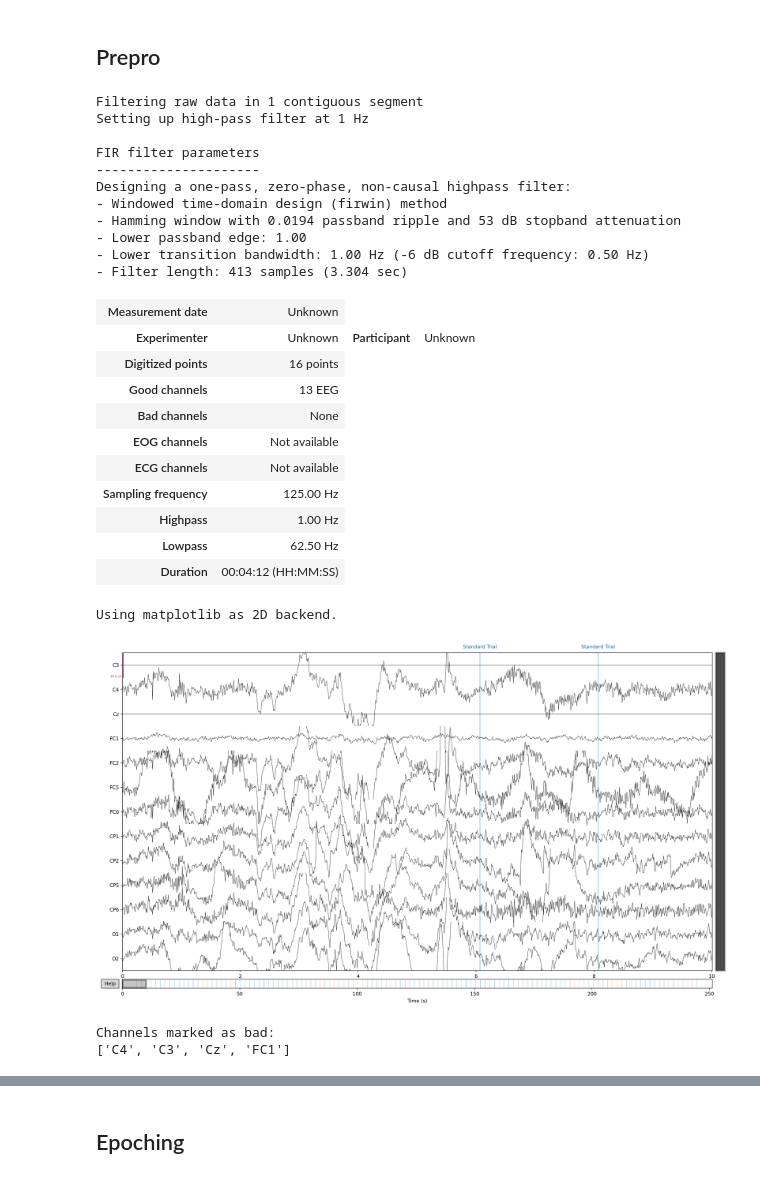
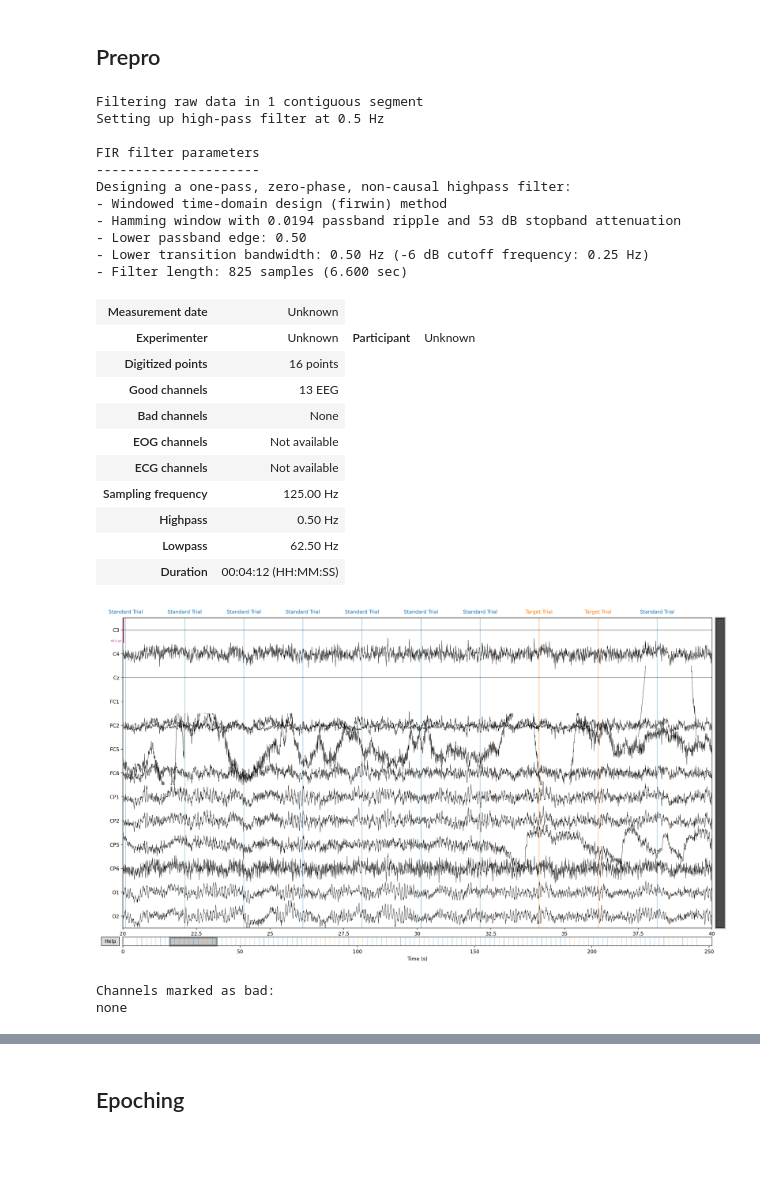
Before and after one commit to Giladsc/Bci_Als_020123, a Jupyter notebook: P300_Analysis.ipynb, the cells around one changed output, grey strips where cells are left out. Saved outputs shown, nothing was run; the diff lists cells and outputs as text; code cells hidden in the pictures; blank space fills up the shorter version.

```diff
--- a/P300_Analysis.ipynb
+++ b/P300_Analysis.ipynb
@@ -25,37 +25,36 @@ Ready.
 # %% [markdown]
 ## Prepro
 # %%
-raw.filter(l_freq=1,h_freq=None)
+raw.filter(l_freq=0.5,h_freq=None)
 # %% [output]
 Filtering raw data in 1 contiguous segment
-Setting up high-pass filter at 1 Hz
+Setting up high-pass filter at 0.5 Hz
 
 FIR filter parameters
 ---------------------
 Designing a one-pass, zero-phase, non-causal highpass filter:
 - Windowed time-domain design (firwin) method
 - Hamming window with 0.0194 passband ripple and 53 dB stopband attenuation
-- Lower passband edge: 1.00
-- Lower transition bandwidth: 1.00 Hz (-6 dB cutoff frequency: 0.50 Hz)
-- Filter length: 413 samples (3.304 sec)
+- Lower passband edge: 0.50
+- Lower transition bandwidth: 0.50 Hz (-6 dB cutoff frequency: 0.25 Hz)
+- Filter length: 825 samples (6.600 sec)
 | Measurement date | Unknown |
 | Experimenter | Unknown | Participant | Unknown |
 | Digitized points | 16 points |
 | Good channels | 13 EEG |
 | Bad channels | None |
 | EOG channels | Not available |
 | ECG channels | Not available |
 | Sampling frequency | 125.00 Hz |
-| Highpass | 1.00 Hz |
+| Highpass | 0.50 Hz |
 | Lowpass | 62.50 Hz |
 | Duration | 00:04:12 (HH:MM:SS) |
 # %%
-raw.plot()
+raw.plot(duration=20,start=20)
 # %% [output]
+[figure, new version]
-Using matplotlib as 2D backend.
+Channels marked as bad:
+none
-[figure, old version]
-Channels marked as bad:
-['C4', 'C3', 'Cz', 'FC1']
 # %%
 raw.drop_channels(raw.info['bads'])
 # %% [output]
```
Also changed, not shown: parts of 5 cells of this notebook, 2 other files.
